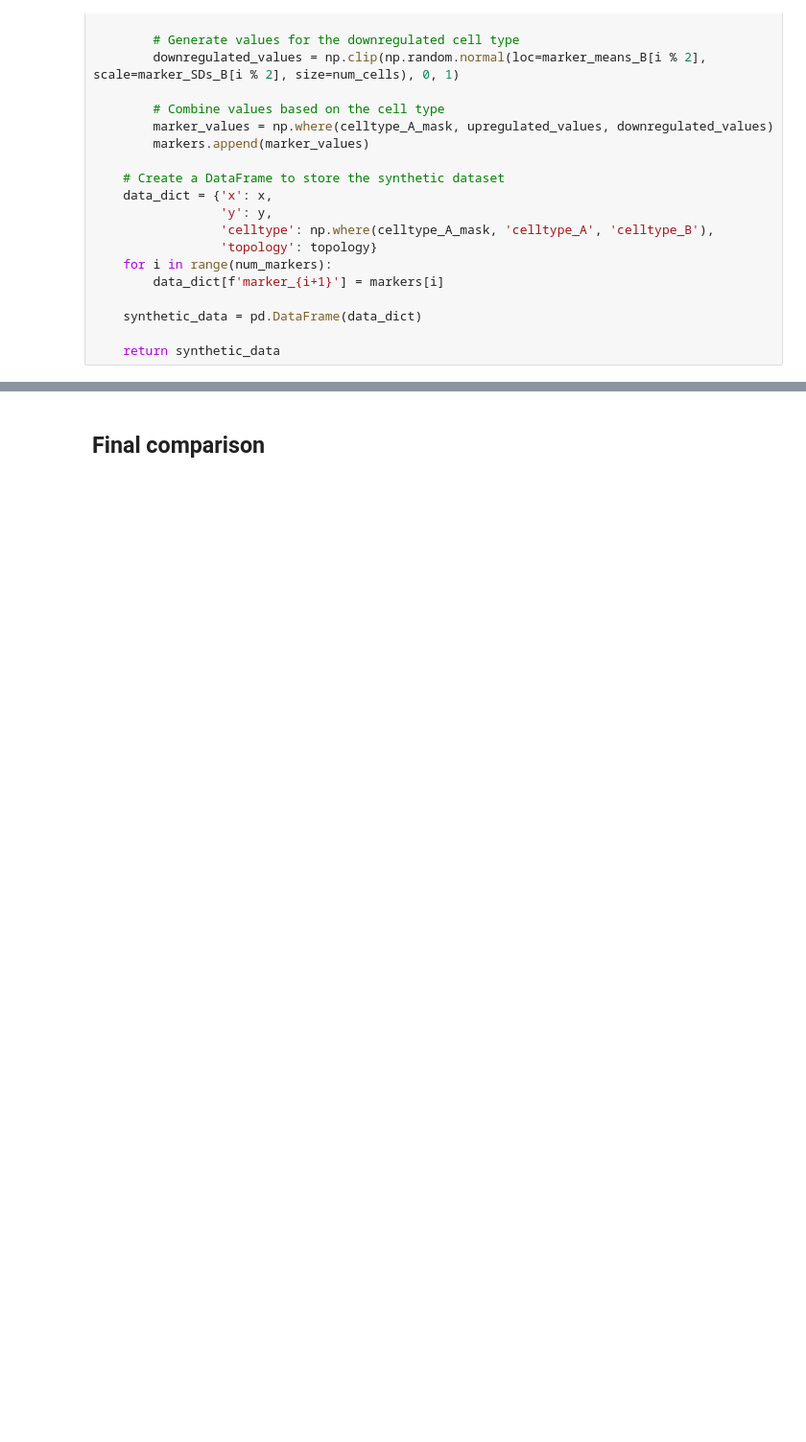
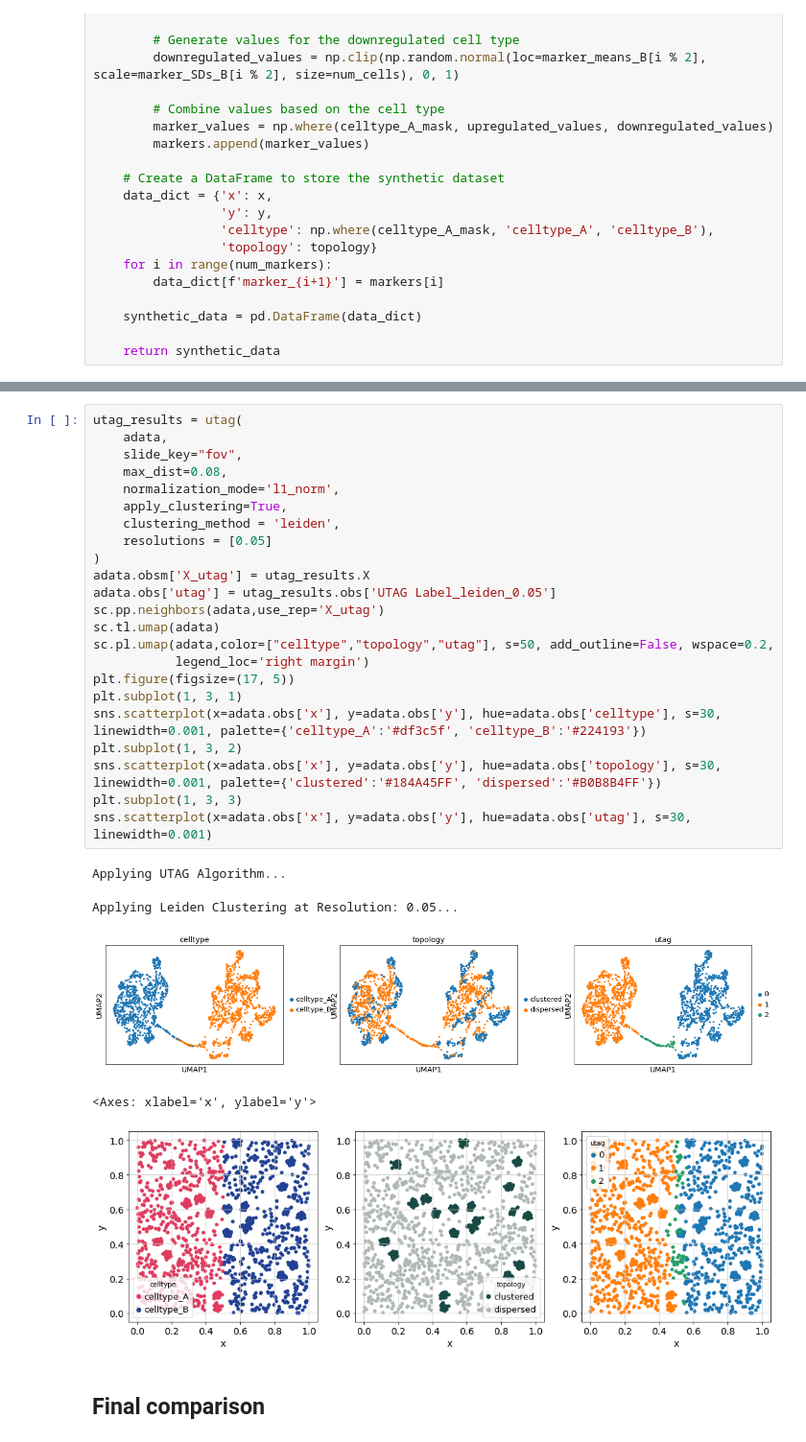
Before and after one commit to nceglia/grafiti, a Jupyter notebook: notebooks/synthetic_method_comparison.ipynb, the cells around one changed output, grey strips where cells are left out. Shown at 96% size. Saved outputs shown, nothing was run; the diff lists cells and outputs as text; blank space fills up the shorter version.

```diff
--- a/notebooks/synthetic_method_comparison.ipynb
+++ b/notebooks/synthetic_method_comparison.ipynb
@@ -194,3 +285,32 @@ synthetic_iter
+# %%
+utag_results = utag(
+    adata,
+    slide_key="fov",
+    max_dist=0.08,
+    normalization_mode='l1_norm',
+    apply_clustering=True,
+    clustering_method = 'leiden',
+    resolutions = [0.05]
+)
+adata.obsm['X_utag'] = utag_results.X
+adata.obs['utag'] = utag_results.obs['UTAG Label_leiden_0.05']
+sc.pp.neighbors(adata,use_rep='X_utag')
+sc.tl.umap(adata)
+sc.pl.umap(adata,color=["celltype","topology","utag"], s=50, add_outline=False, wspace=0.2,
+           legend_loc='right margin')
+plt.figure(figsize=(17, 5))
+plt.subplot(1, 3, 1)
+sns.scatterplot(x=adata.obs['x'], y=adata.obs['y'], hue=adata.obs['celltype'], s=30, linewidth=0.001, palette={'celltype_A':'#df3c5f', 'celltype_B':'#224193'})
+plt.subplot(1, 3, 2)
+sns.scatterplot(x=adata.obs['x'], y=adata.obs['y'], hue=adata.obs['topology'], s=30, linewidth=0.001, palette={'clustered':'#184A45FF', 'dispersed':'#B0B8B4FF'})
+plt.subplot(1, 3, 3)
+sns.scatterplot(x=adata.obs['x'], y=adata.obs['y'], hue=adata.obs['utag'], s=30, linewidth=0.001)
+# %% [output]
+Applying UTAG Algorithm...
+Applying Leiden Clustering at Resolution: 0.05...
+[figure, added]
+<Axes: xlabel='x', ylabel='y'>
+[figure, added]
 # %% [markdown]
 ## Final comparison
 # %%
```
Also changed, not shown: parts of 21 cells of this notebook.
